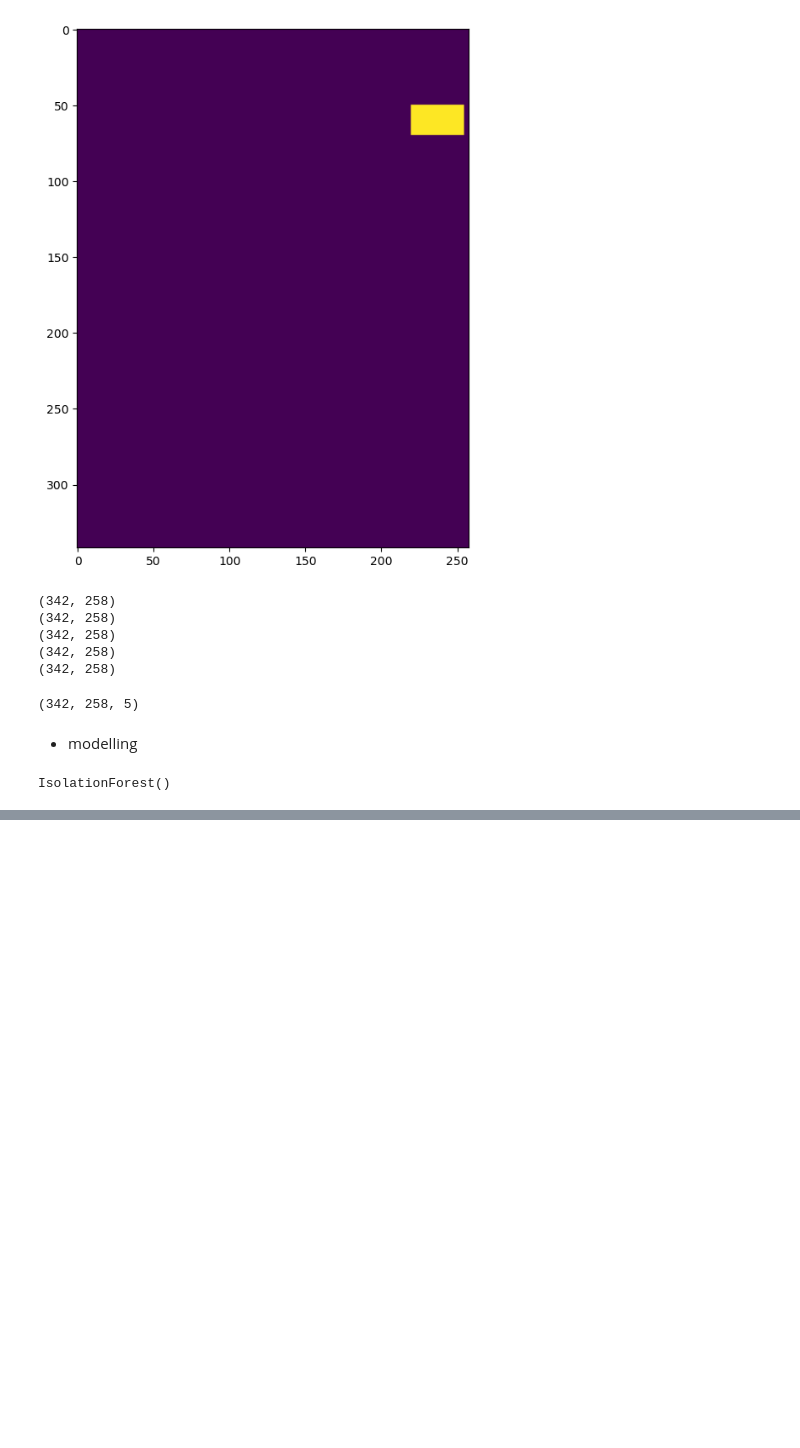
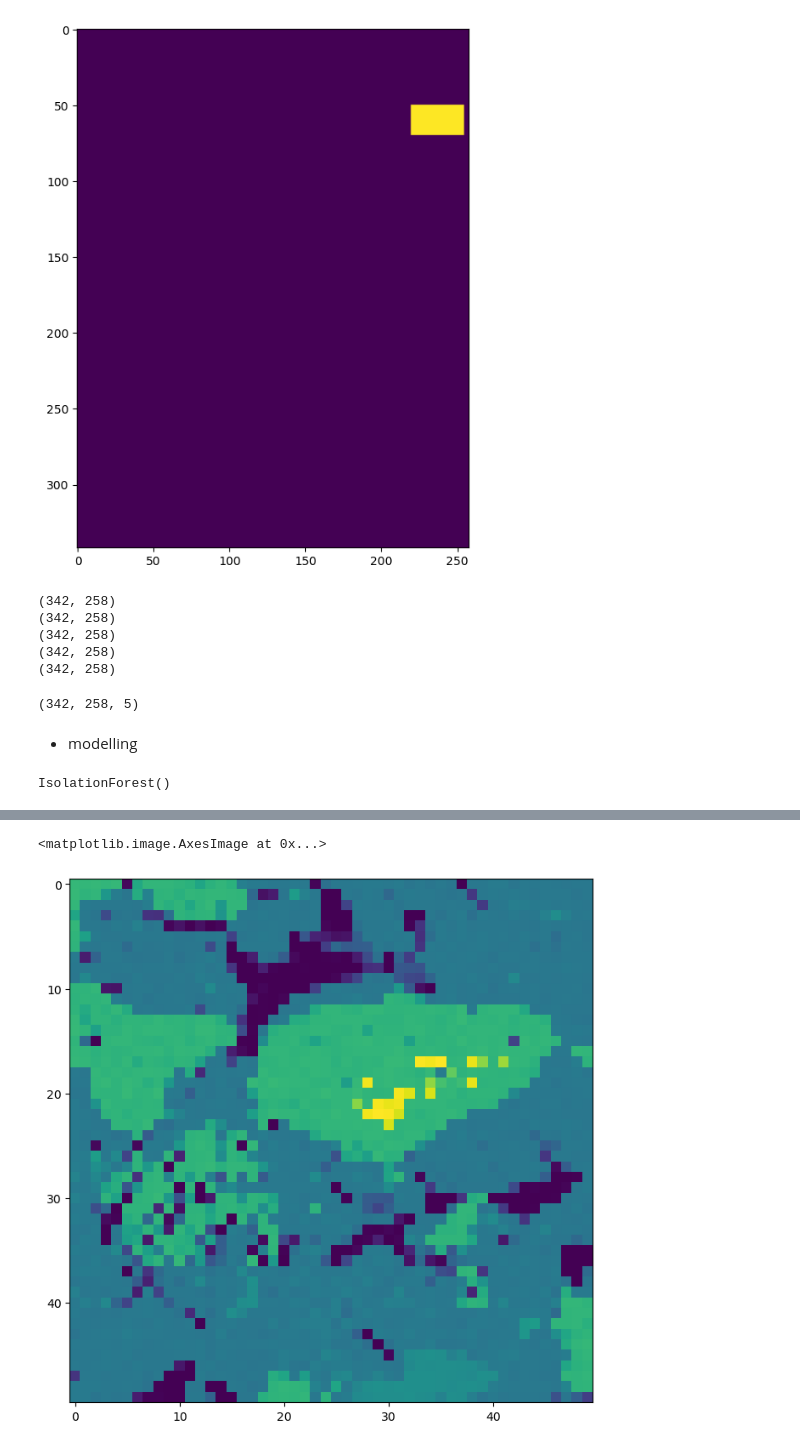
Before and after one commit to luschiro/xmapy, a Jupyter notebook: xmapy_tests.ipynb, the cells around one changed output, grey strips where cells are left out. Cells and saved outputs as stored; diff of their text form; code cells hidden in the pictures; blank space fills up the shorter version.

```diff
--- a/xmapy_tests.ipynb
+++ b/xmapy_tests.ipynb
@@ -200,0 +229,6 @@ plt.imshow(model_forest.predict(df_to_predict).reshape(342, 258))
+# %%
+resized = cv2.resize(al_map.xray_data_scaled, (50, 50),cv2.INTER_CUBIC)
+plt.imshow(resized)
+# %% [output]
+<matplotlib.image.AxesImage at 0x...>
+[figure, added]
```
Also changed, not shown: parts of 10 cells of this notebook, 12 other files.
